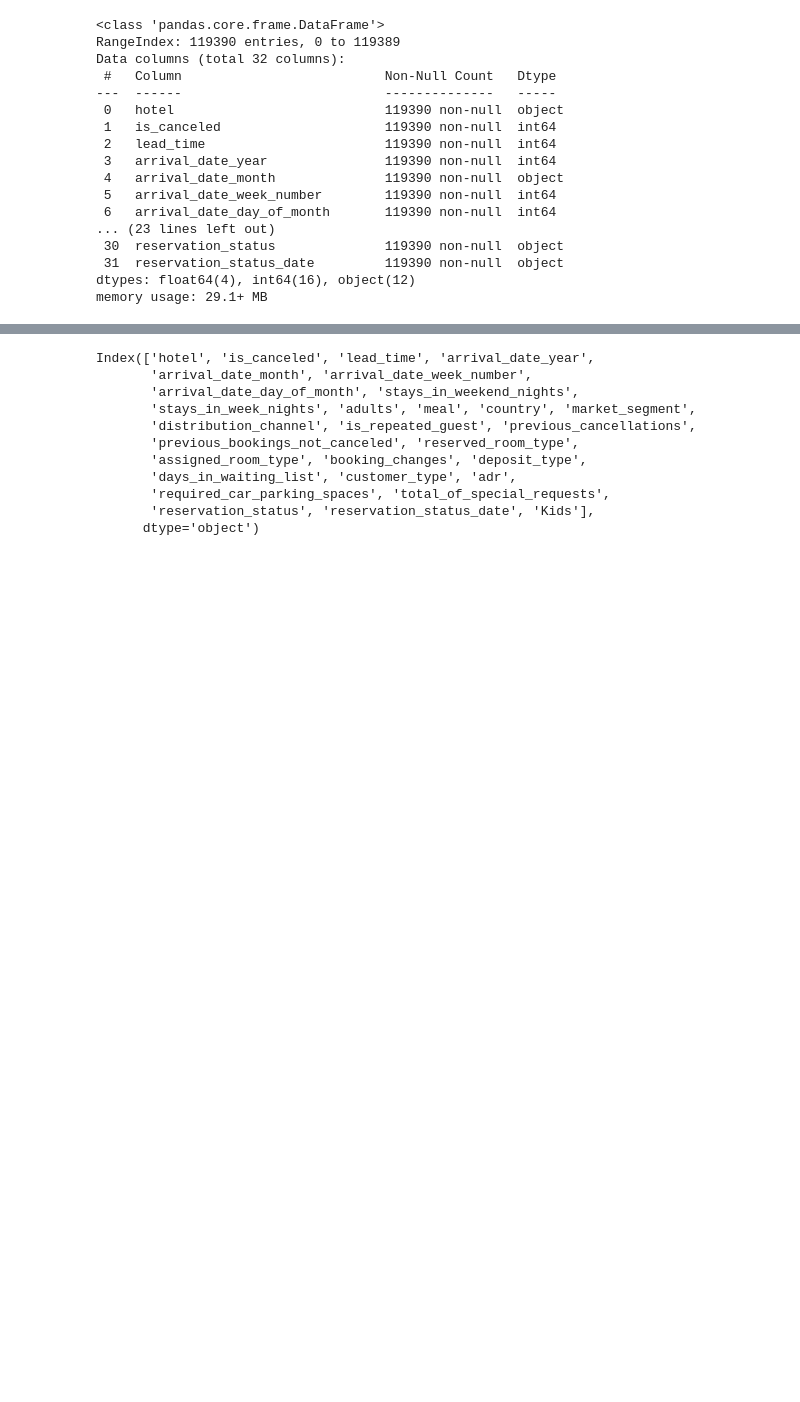
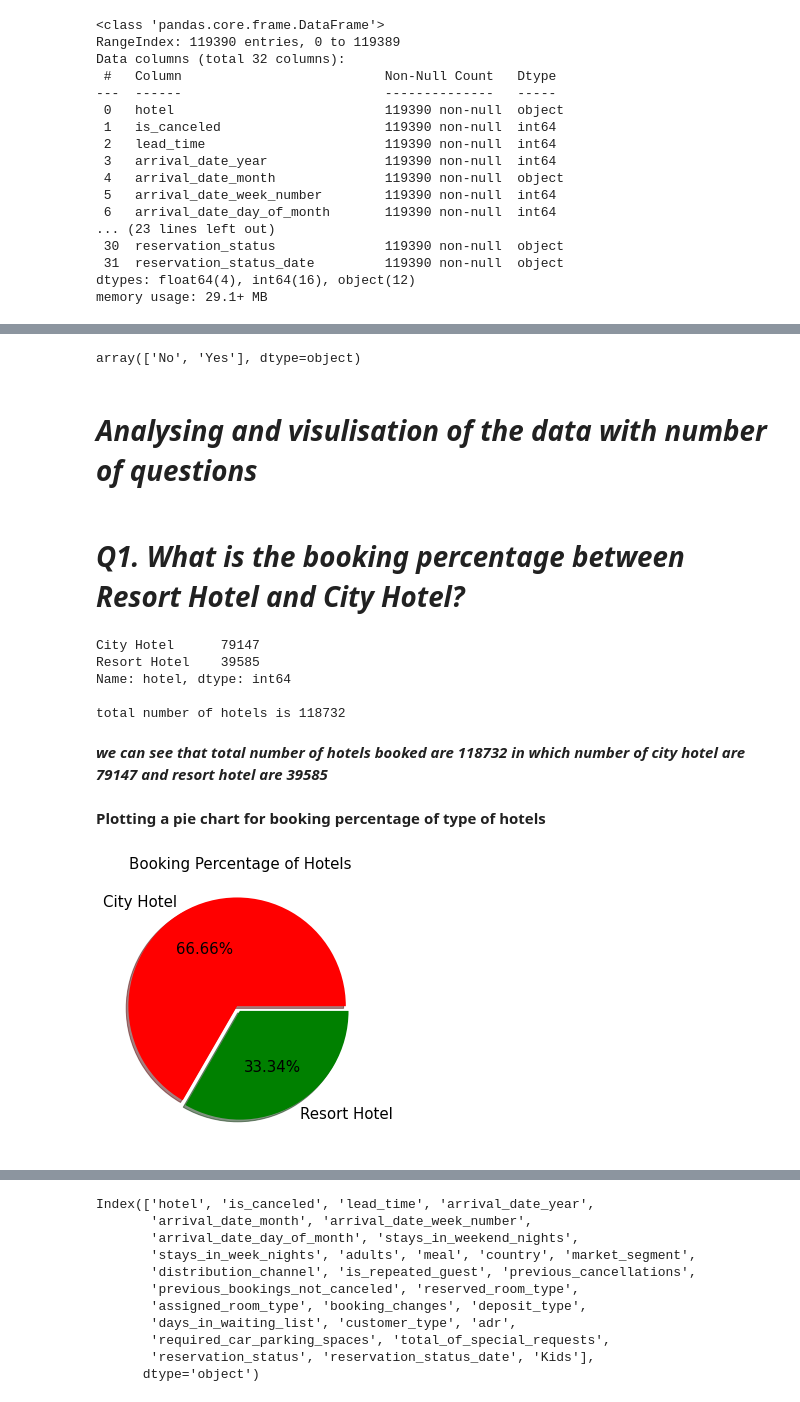
Before and after one commit to Achin120/Hotel-Booking-Analysis-, a Jupyter notebook: Achin_Hotel_Booking_Analysis_Capstone_Project.ipynb, the cells around one changed output, grey strips where cells are left out. Cells and saved outputs as stored; diff of their text form; code cells hidden in the pictures; blank space fills up the shorter version.

```diff
--- a/Achin_Hotel_Booking_Analysis_Capstone_Project.ipynb
+++ b/Achin_Hotel_Booking_Analysis_Capstone_Project.ipynb
@@ -333,0 +163,6 @@ Text(0.5, 1.0, 'Yearly bookings')
+# %%
+'''finding the hotels in which no guest have arrived'''
+no_guests=hotel_booking_new[(hotel_booking_new['adults']+hotel_booking_new['Kids'])==0]
+# %%
+# dropping row with zero quests
+hotel_booking_new= hotel_booking_new.drop(no_guests.index)
@@ -333,0 +174,34 @@ Text(0.5, 1.0, 'Yearly bookings')
+# %%
+hotel_booking_new['is_canceled'].replace({0:'No',1:'Yes'},inplace= True)
+hotel_booking_new['is_canceled'].unique()
+# %% [output]
+array(['No', 'Yes'], dtype=object)
+# %% [markdown]
+# ***Analysing and visulisation of the data with number of questions***
+# %% [markdown]
+# ***Q1. What is the booking percentage between Resort Hotel and City Hotel?***
+# %%
+# finding the number of hotels and its types
+num_of_hotel=hotel_booking_new['hotel'].value_counts()
+print(num_of_hotel)
+print()
+total_hotels=num_of_hotel.sum()
+print(f'total number of hotels is {total_hotels}')
+# %% [output]
+City Hotel      79147
+Resort Hotel    39585
+Name: hotel, dtype: int64
+
+total number of hotels is 118732
+# %% [markdown]
+***we can see that total number of hotels booked are 118732 in which number of city hotel are 79147 and resort hotel are 39585***
+# %% [markdown]
+**Plotting a pie chart for booking percentage of type of hotels**
+# %%
+# plotting pie chart
+plt.rcParams['figure.figsize']=(15,10)
+num_of_hotel.plot.pie(fontsize=15,autopct='%1.2f%%',figsize=(8,5),colors=['r','g'],ylabel='',explode=[0.05,0],shadow=True)
+plt.title('Booking Percentage of Hotels',fontsize=15)
+plt.show()
+# %% [output]
+[figure, added]
```
Also changed, not shown: parts of 226 cells of this notebook.
